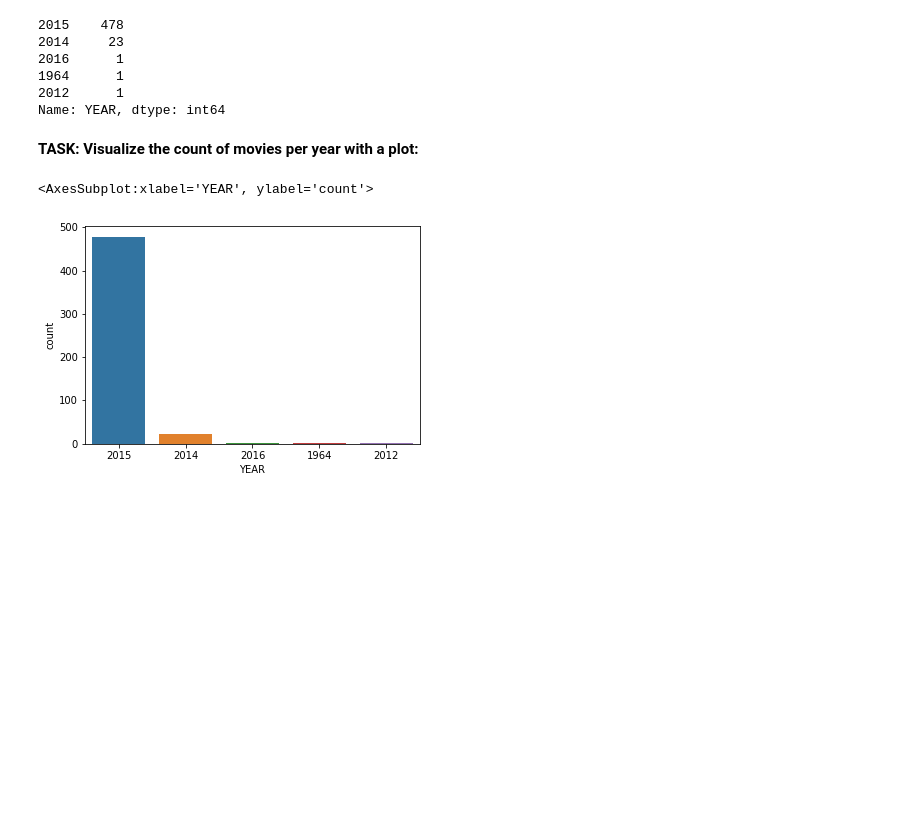
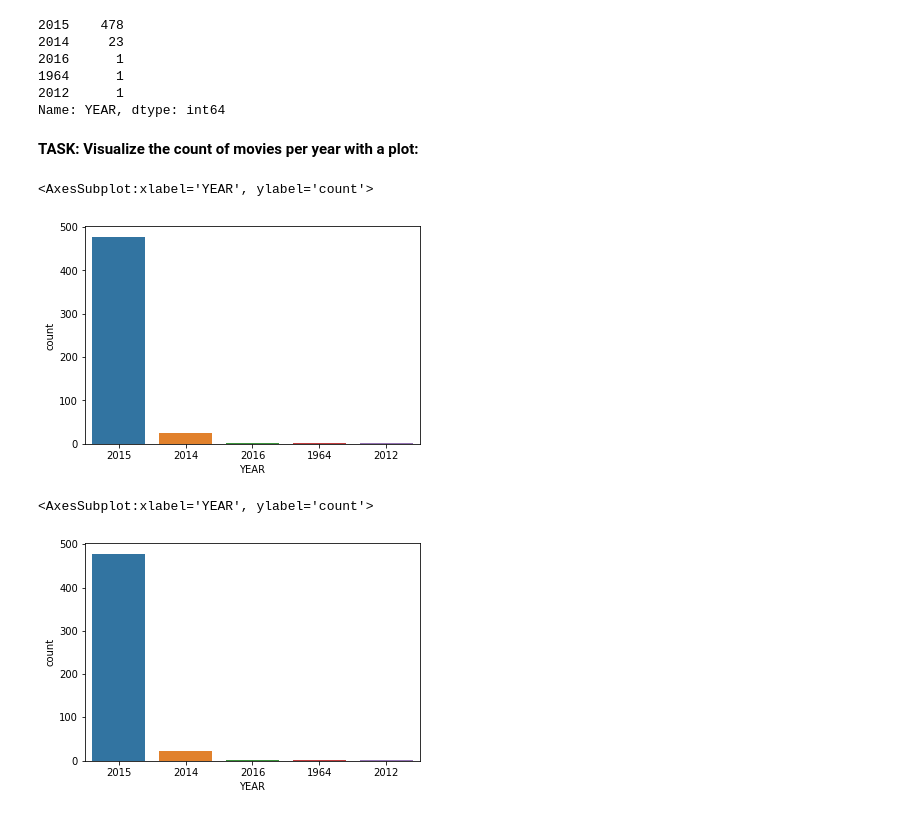
Before and after one commit to Jared-Glenn/Data_Science_Course_Practice, a Jupyter notebook: 00-Capstone-Project.ipynb, the cells around one changed output. Drawn from its saved outputs; the diff is of its cells as text; code cells hidden in the pictures; blank space fills up the shorter version.

```diff
--- a/00-Capstone-Project.ipynb
+++ b/00-Capstone-Project.ipynb
@@ -194,6 +195,11 @@ Name: YEAR, dtype: int64
 **TASK: Visualize the count of movies per year with a plot:**
 # %%
 #CODE HERE
+
+sns.countplot(data=fandango, x='YEAR')
+# %% [output]
+<AxesSubplot:xlabel='YEAR', ylabel='count'>
+[figure, added]
 # %%
 # %% [output]
 <AxesSubplot:xlabel='YEAR', ylabel='count'>
```
Also changed, not shown: parts of 5 cells of this notebook.
